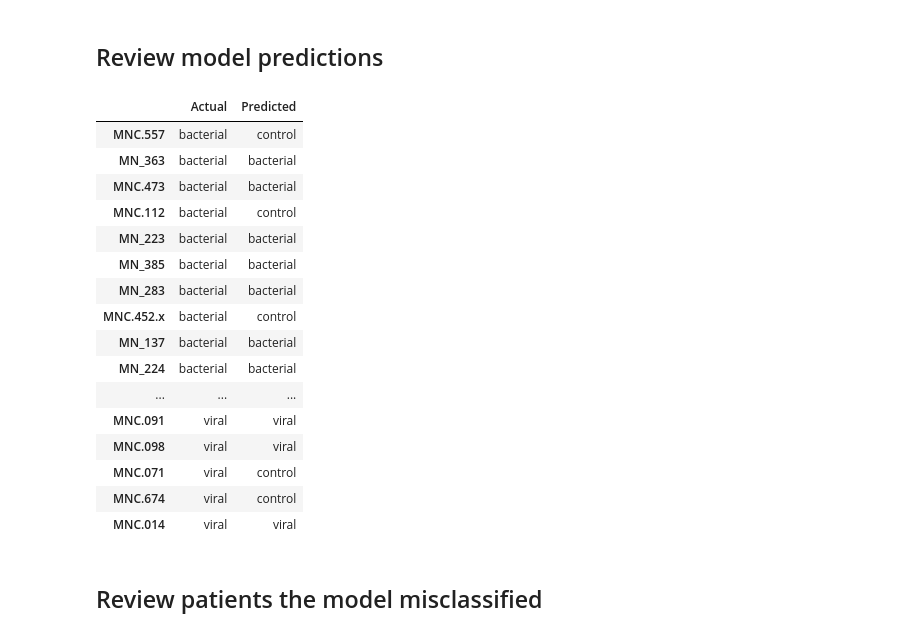
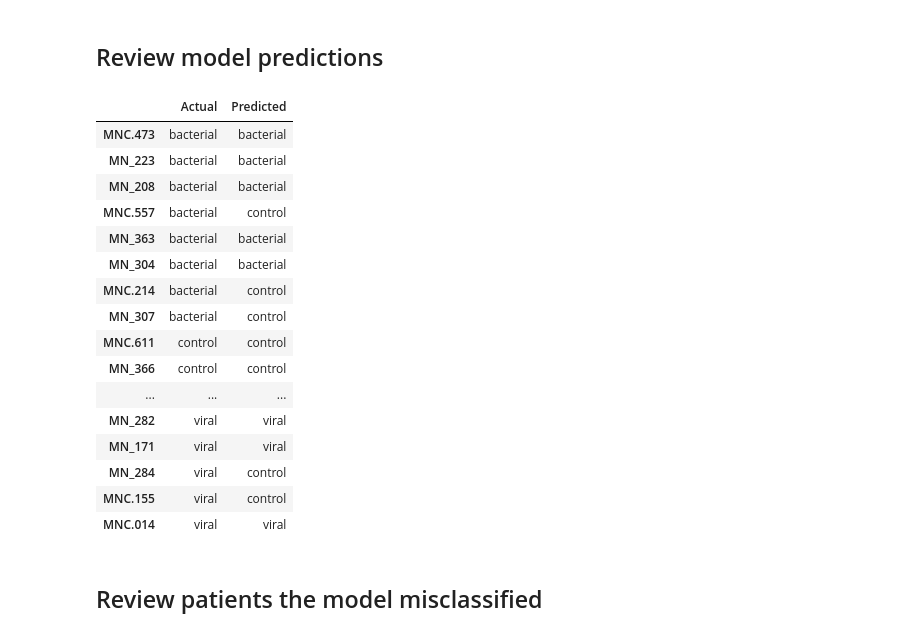
Before and after one commit to massie/notebooks, a Jupyter notebook: Pathogen Prediction.ipynb, the cells around one changed output. Saved outputs shown, nothing was run; the diff lists cells and outputs as text; code cells hidden in the pictures.

Commit message:
Use RFE to remove features (genes) that are not important

```diff
--- a/Pathogen Prediction.ipynb
+++ b/Pathogen Prediction.ipynb
@@ -25,16 +29,24 @@ print "Training set has %d samples. Testing set has %d samples." % (len(X_train)
 Training set has 99 samples. Testing set has 43 samples.
 # %%
-parameters={'C': [pow(2, i) for i in xrange(-25, 4, 1)]}
-model = LinearSVC(class_weight='balanced')
-grid_search = GridSearchCV(model, parameters,
-                           n_jobs=1, cv=2, verbose=1)
-grid_result = grid_search.fit(X_train, y_train)
+import matplotlib.pyplot as plt
+from sklearn.svm import SVC
+from sklearn.linear_model import LogisticRegression
+from sklearn.model_selection import StratifiedKFold
+from sklearn.feature_selection import RFECV
+from sklearn.datasets import make_classification
+from sklearn.linear_model import RandomizedLogisticRegression
+
+parameters={'estimator__C': [pow(2, i) for i in xrange(-25, 4, 1)]}
+svc = LinearSVC(class_weight='balanced')
+rfe = RFECV(estimator=svc, step=.02, cv=2, scoring='accuracy', n_jobs=1)
+clf = GridSearchCV(rfe, parameters, scoring='accuracy', n_jobs=8, cv=2, verbose=1)
+clf.fit(X_train, y_train)
 
 # summarize results
-print("Best: %f using %s" % (grid_result.best_score_, grid_result.best_params_))
-means = grid_result.cv_results_['mean_test_score']
-stds = grid_result.cv_results_['std_test_score']
-params = grid_result.cv_results_['params']
+print("Best: %f using %s" % (clf.best_score_, clf.best_params_))
+means = clf.cv_results_['mean_test_score']
+stds = clf.cv_results_['std_test_score']
+params = clf.cv_results_['params']
 for mean, stdev, param in zip(means, stds, params):
     print("%f (%f) with: %r" % (mean, stdev, param))
 # %% [output]
@@ -59,0 +73,12 @@ Best: 0.484848 using {'C': 0.00048828125}
+# %%
+best_estimator = clf.best_estimator_
+
+print("Optimal number of features : %d" % best_estimator.n_features_)
+print("Recursive Feature Elimination (RFE) eliminated %d features" % (X.shape[1] - best_estimator.n_features_))
+
+# Plot number of features VS. cross-validation scores
+plt.figure()
+plt.xlabel("Number of feature subsets selected")
+plt.ylabel("Cross validation score")
+plt.plot(range(1, len(best_estimator.grid_scores_) + 1), best_estimator.grid_scores_)
+plt.show()
@@ -93,30 +133,30 @@ Confusion Matrix: rows = predictions, columns = actual
 # %% [markdown]
 ## Review model predictions
 # %%
-probs = np.array(grid_result.predict(X_test))
+probs = np.array(best_estimator.predict(X_test))
 
-d = {"Predicted": [patient_groups[i] for i in grid_result.predict(X_test)],
+d = {"Predicted": [patient_groups[i] for i in best_estimator.predict(X_test)],
      "Actual": [patient_groups[i] for i in y_test]}
 
 patient_df = pd.DataFrame(d, index=X_test.index)
 patient_df.sort_values(by="Actual")
 # %% [output]
 |  | Actual | Predicted |
+| MNC.473 | bacterial | bacterial |
+| MN_223 | bacterial | bacterial |
+| MN_208 | bacterial | bacterial |
 | MNC.557 | bacterial | control |
 | MN_363 | bacterial | bacterial |
-| MNC.473 | bacterial | bacterial |
-| MNC.112 | bacterial | control |
-| MN_223 | bacterial | bacterial |
-| MN_385 | bacterial | bacterial |
-| MN_283 | bacterial | bacterial |
-| MNC.452.x | bacterial | control |
-| MN_137 | bacterial | bacterial |
-| MN_224 | bacterial | bacterial |
+| MN_304 | bacterial | bacterial |
+| MNC.214 | bacterial | control |
+| MN_307 | bacterial | control |
+| MNC.611 | control | control |
+| MN_366 | control | control |
 | ... | ... | ... |
-| MNC.091 | viral | viral |
-| MNC.098 | viral | viral |
-| MNC.071 | viral | control |
-| MNC.674 | viral | control |
+| MN_282 | viral | viral |
+| MN_171 | viral | viral |
+| MN_284 | viral | control |
+| MNC.155 | viral | control |
 | MNC.014 | viral | viral |
 # %% [markdown]
 ## Review patients the model misclassified
```
Also changed, not shown: parts of 11 cells of this notebook, 1 other file.
